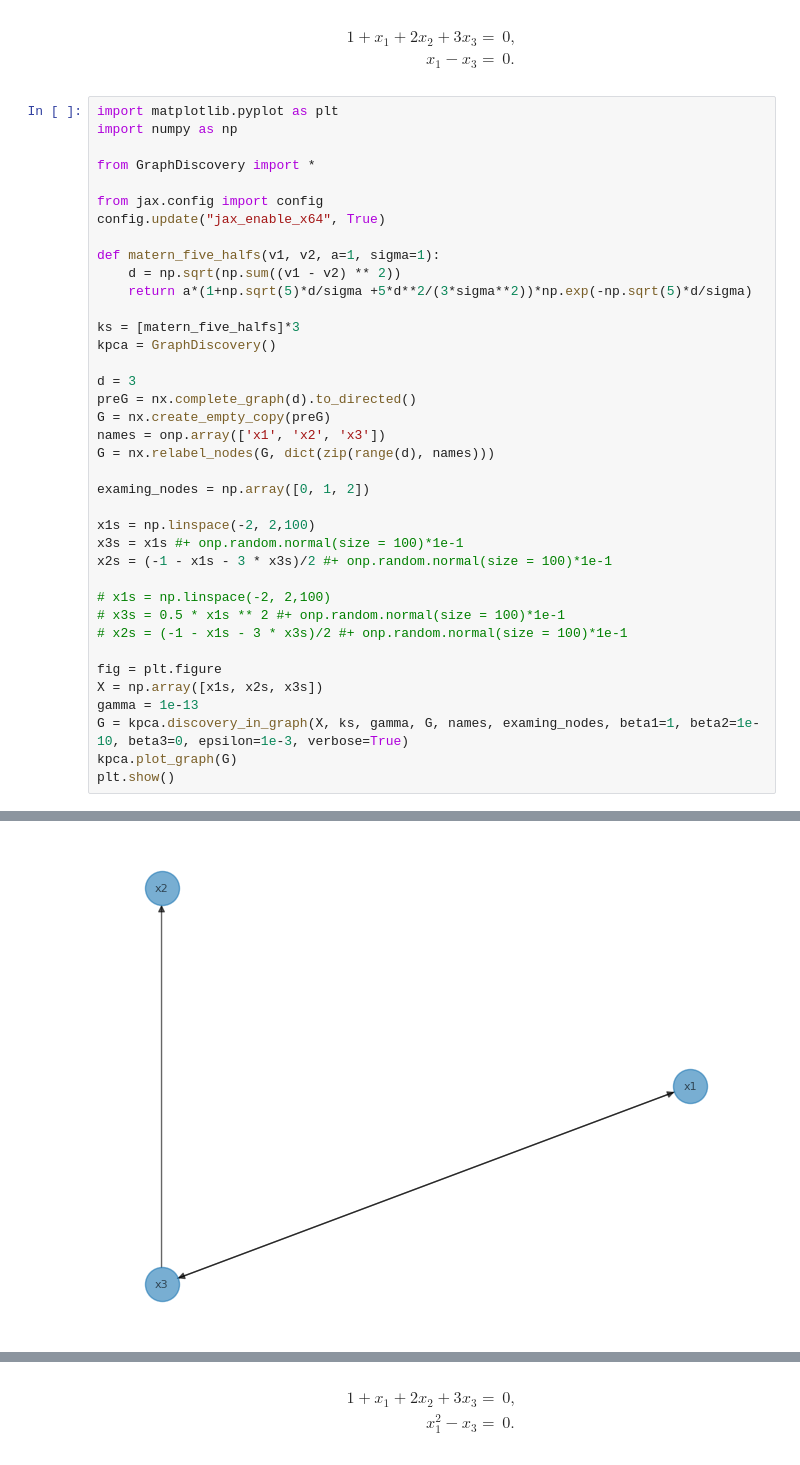
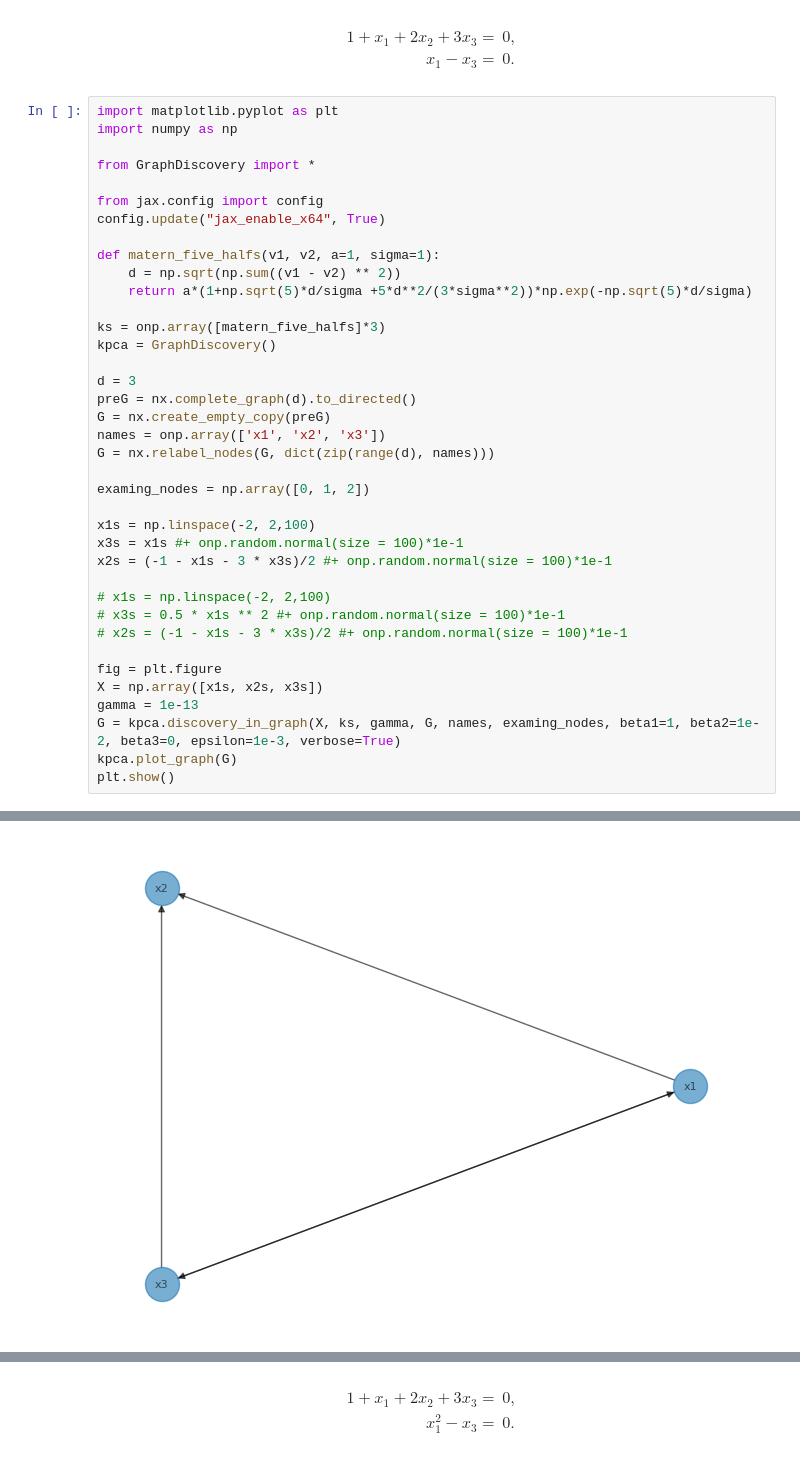
Before and after one commit to PauBatlle/GraphDiscovery, a Jupyter notebook: main_graph_discovery.ipynb, the cells around one changed output, grey strips where cells are left out. Cells and saved outputs as stored; diff of their text form.

```diff
--- a/main_graph_discovery.ipynb
+++ b/main_graph_discovery.ipynb
@@ -18,7 +18,7 @@ def matern_five_halfs(v1, v2, a=1, sigma=1):
     d = np.sqrt(np.sum((v1 - v2) ** 2))
     return a*(1+np.sqrt(5)*d/sigma +5*d**2/(3*sigma**2))*np.exp(-np.sqrt(5)*d/sigma)
 
-ks = [matern_five_halfs]*3
+ks = onp.array([matern_five_halfs]*3)
 kpca = GraphDiscovery()
 
 d = 3
@@ -40,7 +40,7 @@ x2s = (-1 - x1s - 3 * x3s)/2 #+ onp.random.normal(size = 100)*1e-1
 fig = plt.figure
 X = np.array([x1s, x2s, x3s])
 gamma = 1e-13
-G = kpca.discovery_in_graph(X, ks, gamma, G, names, examing_nodes, beta1=1, beta2=1e-10, beta3=0, epsilon=1e-3, verbose=True)
+G = kpca.discovery_in_graph(X, ks, gamma, G, names, examing_nodes, beta1=1, beta2=1e-2, beta3=0, epsilon=1e-3, verbose=True)
 kpca.plot_graph(G)
 plt.show()
 # %% [output]
@@ -58 +58 @@ x3 + (-0.9999999999999991 x1) = 0
-[figure, old version]
+[figure, new version]
```
Also changed, not shown: parts of 7 cells of this notebook, 4 other files.
